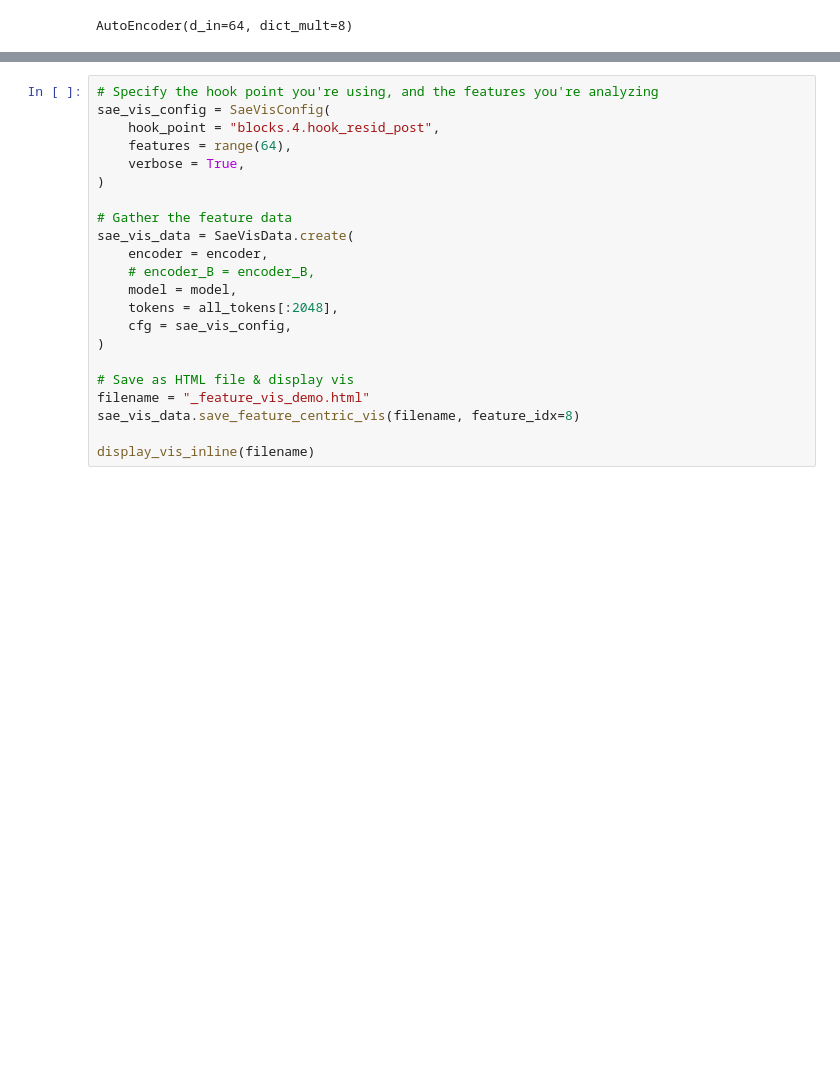
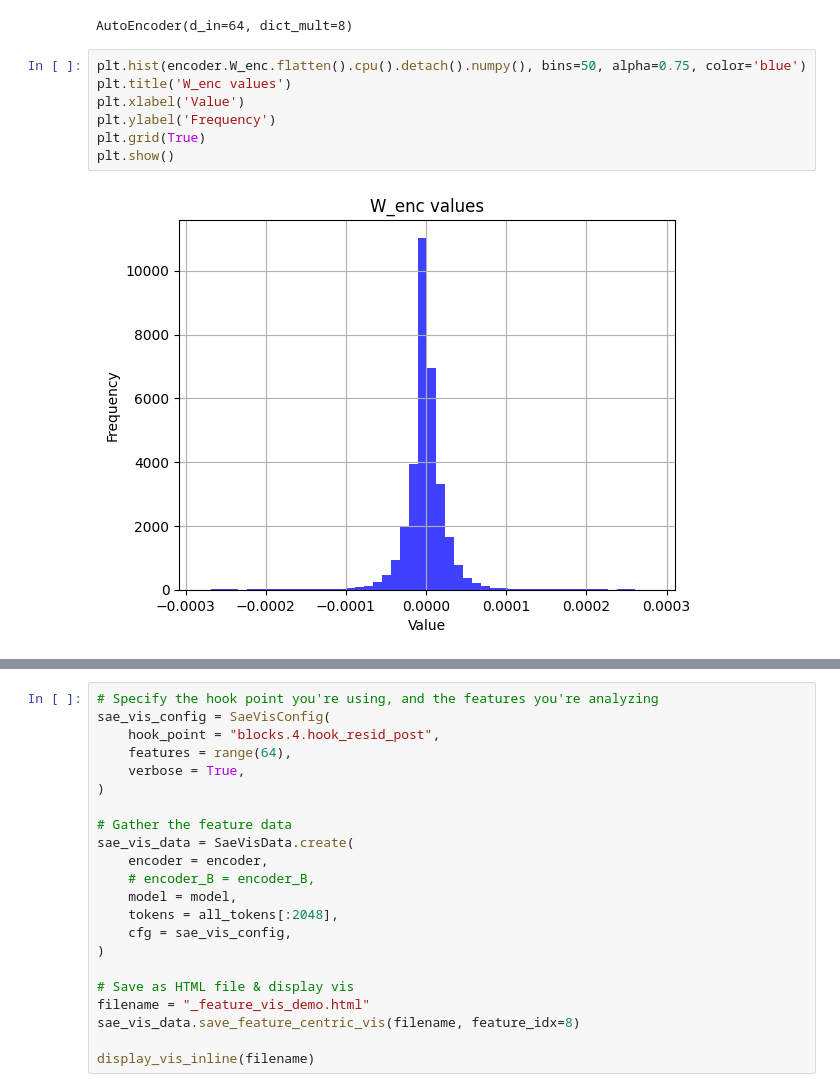
Before and after one commit to joelburget/sae_expected_l0, a Jupyter notebook: vis.ipynb, the cells around one changed output, grey strips where cells are left out. Drawn from its saved outputs; the diff is of its cells as text; blank space fills up the shorter version.

Commit message:
Add histograms.

```diff
--- a/vis.ipynb
+++ b/vis.ipynb
@@ -109,3 +110,12 @@ device(type='mps', index=0)
 encoder.to("mps")
 # %% [output]
 AutoEncoder(d_in=64, dict_mult=8)
+# %%
+plt.hist(encoder.W_enc.flatten().cpu().detach().numpy(), bins=50, alpha=0.75, color='blue')
+plt.title('W_enc values')
+plt.xlabel('Value')
+plt.ylabel('Frequency')
+plt.grid(True)
+plt.show()
+# %% [output]
+[figure, added]
```
Also changed, not shown: parts of 4 cells of this notebook.
